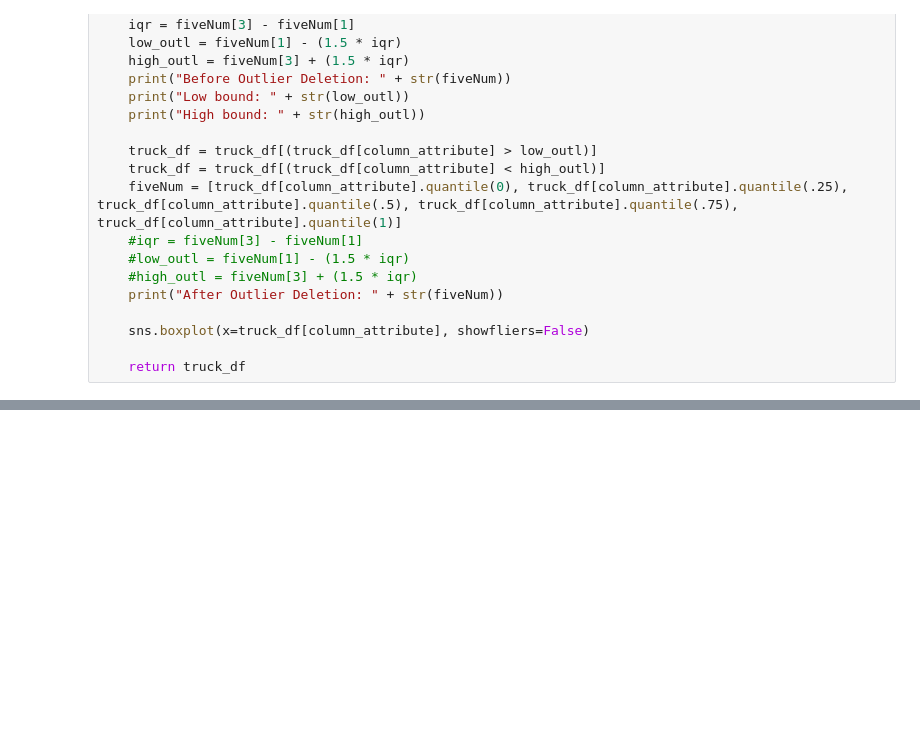
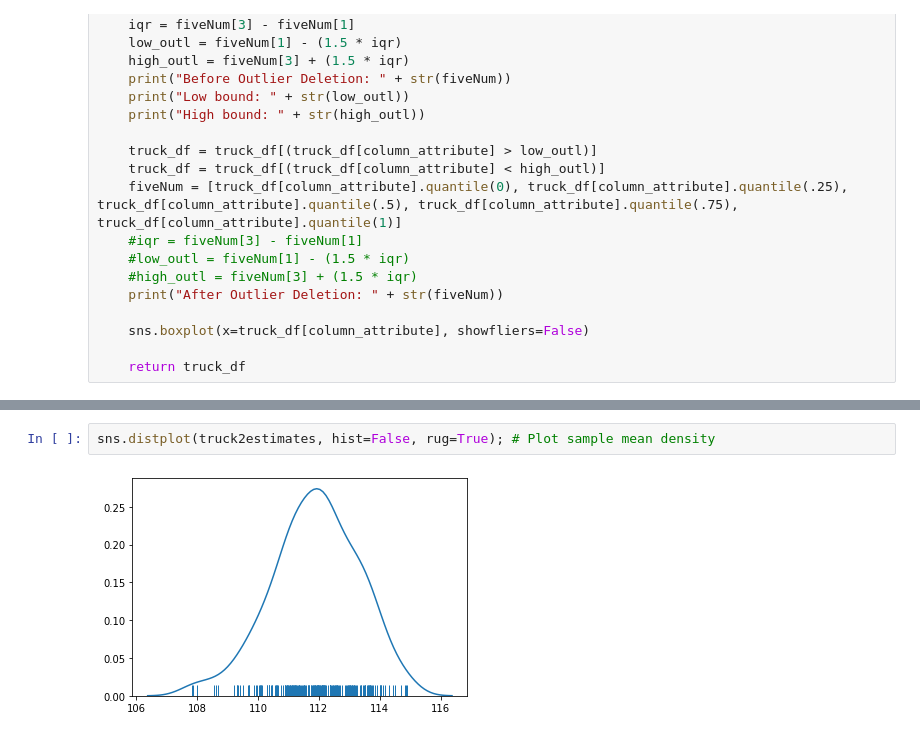
Before and after one commit to UNCG-CSE/Volvo_Truck_Analytics, a Jupyter notebook: src/VolvoDistanceStats.ipynb, the cells around one changed output, grey strips where cells are left out. Saved outputs shown, nothing was run; the diff lists cells and outputs as text; blank space fills up the shorter version.

```diff
--- a/src/VolvoDistanceStats.ipynb
+++ b/src/VolvoDistanceStats.ipynb
@@ -145,0 +148,4 @@ Ttest_indResult(statistic=-31.838743204959513, pvalue=4.382305081346166e-106)
+# %%
+sns.distplot(truck2estimates, hist=False, rug=True); # Plot sample mean density
+# %% [output]
+[figure, added]
```
Also changed, not shown: parts of 1 cell of this notebook.
